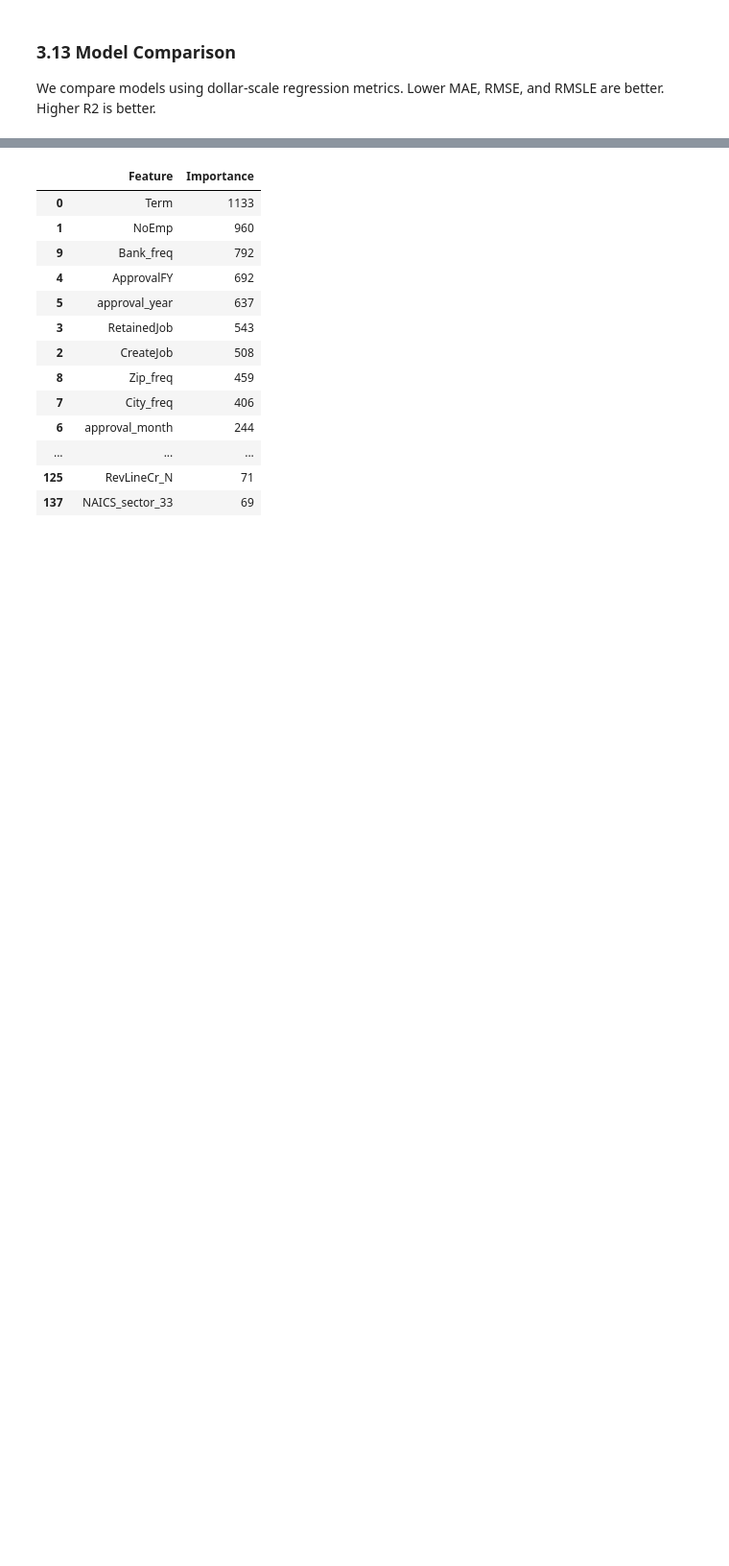
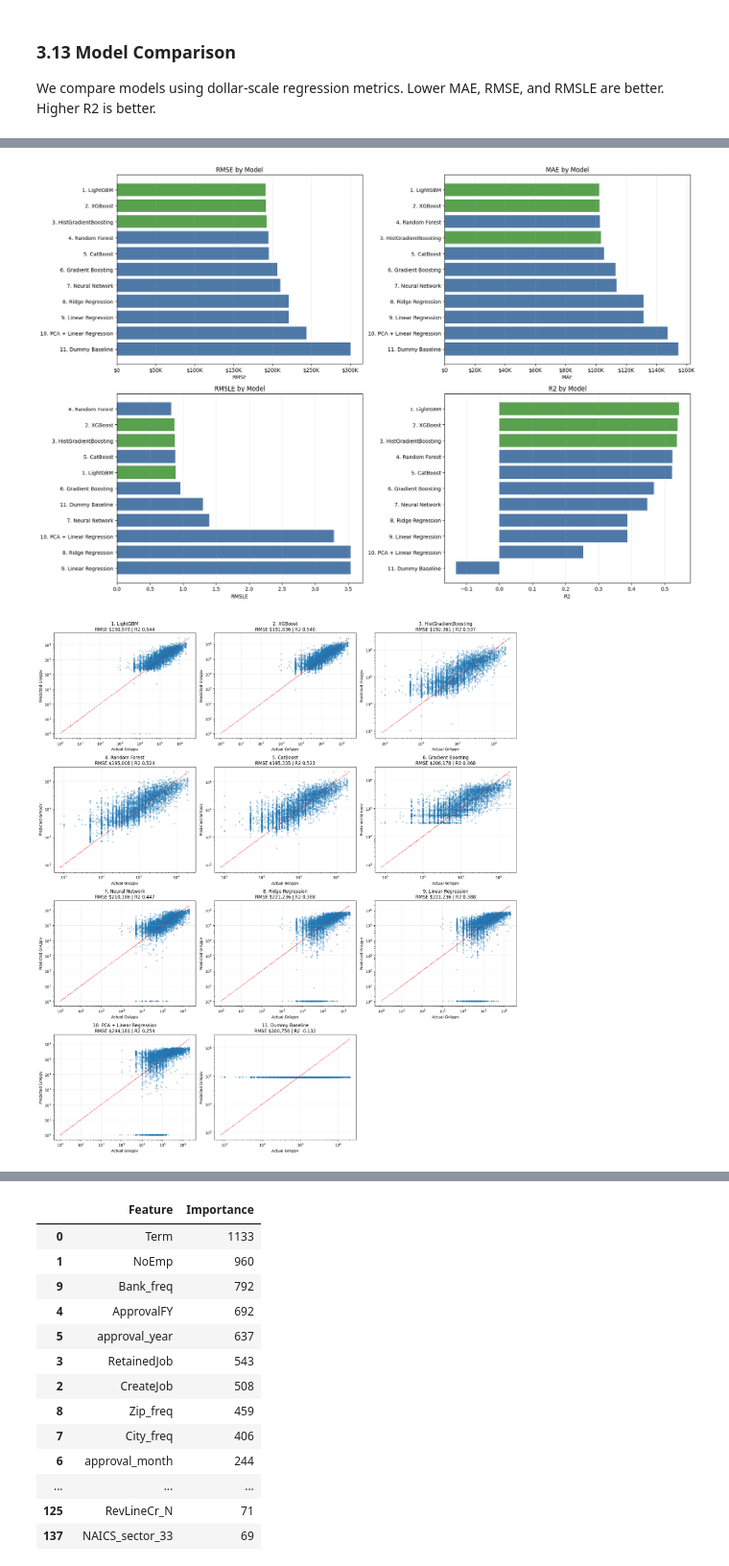
Before and after one commit to kushalkrishnappa/fai-final-project-2026, a Jupyter notebook: src/LendWise.ipynb, the cells around one changed output, grey strips where cells are left out. Shown at 96% size. Drawn from its saved outputs; the diff is of its cells as text; code cells hidden in the pictures; blank space fills up the shorter version.

```diff
--- a/src/LendWise.ipynb
+++ b/src/LendWise.ipynb
@@ -1385,0 +1389,80 @@ These plots show how the best model behaves on the test set.
+# %%
+def dollar_formatter(value, _):
+    if abs(value) >= 1_000_000:
+        return f"${value / 1_000_000:.1f}M"
+    if abs(value) >= 1_000:
+        return f"${value / 1_000:.0f}K"
+    return f"${value:.0f}"
+
+
+def model_label(row):
+    return f"{int(row['Rank'])}. {row['Model']}"
+
+
+plot_results_df = results_df.copy()
+plot_results_df["Model Label"] = plot_results_df.apply(model_label, axis=1)
+
+metric_specs = [
+    ("RMSE", "RMSE by Model", True),
+    ("MAE", "MAE by Model", True),
+    ("RMSLE", "RMSLE by Model", False),
+    ("R2", "R2 by Model", False),
+]
+
+fig, axes = plt.subplots(2, 2, figsize=(18, 12))
+axes = axes.ravel()
+
+for ax, (metric, title, is_money) in zip(axes, metric_specs):
+    ascending = metric != "R2"
+    metric_df = plot_results_df.sort_values(metric, ascending=ascending)
+    colors = ["#59A14F" if label in top3_results_df.apply(model_label, axis=1).values else "#4E79A7" for label in metric_df["Model Label"]]
+    ax.barh(metric_df["Model Label"], metric_df[metric], color=colors)
+    ax.invert_yaxis()
+    ax.set_title(title)
+    ax.set_xlabel(metric)
+    if is_money:
+        ax.xaxis.set_major_formatter(plt.FuncFormatter(dollar_formatter))
+    ax.grid(axis="x", alpha=0.25)
+
+plt.tight_layout()
+plt.show()
+
+diagnostic_sample_size = min(5_000, len(y_test_actual))
+rng = np.random.default_rng(42)
+diagnostic_idx = rng.choice(len(y_test_actual), size=diagnostic_sample_size, replace=False)
+actual_sample = y_test_actual[diagnostic_idx]
+actual_plot = np.clip(actual_sample, 1, None)
+
+available_model_names = [name for name in results_df["Model"] if name in model_predictions]
+n_cols = 3
+n_rows = int(np.ceil(len(available_model_names) / n_cols))
+fig, axes = plt.subplots(n_rows, n_cols, figsize=(18, 5 * n_rows))
+axes = np.asarray(axes).ravel()
+
+for ax, model_name in zip(axes, available_model_names):
+    rank_row = results_df.loc[results_df["Model"] == model_name].iloc[0]
+    pred_sample = model_predictions[model_name][diagnostic_idx]
+    pred_plot = np.clip(pred_sample, 1, None)
+    min_val = min(actual_plot.min(), pred_plot.min())
+    max_val = max(actual_plot.max(), pred_plot.max())
+
+    ax.scatter(actual_plot, pred_plot, s=10, alpha=0.25)
+    ax.plot([min_val, max_val], [min_val, max_val], color="red", linestyle="--", linewidth=1)
+    ax.set_xscale("log")
+    ax.set_yscale("log")
+    ax.set_title(
+        f"{int(rank_row['Rank'])}. {model_name}\n"
+        f"RMSE ${rank_row['RMSE']:,.0f} | R2 {rank_row['R2']:.3f}"
+    )
+    ax.set_xlabel("Actual GrAppv")
+    ax.set_ylabel("Predicted GrAppv")
+    ax.grid(True, alpha=0.25)
+
+for ax in axes[len(available_model_names):]:
+    ax.axis("off")
+
+plt.tight_layout()
+plt.show()
+# %% [output]
+[figure, added]
+[figure, added]
```
Also changed, not shown: parts of 37 cells of this notebook, 1 other file.
